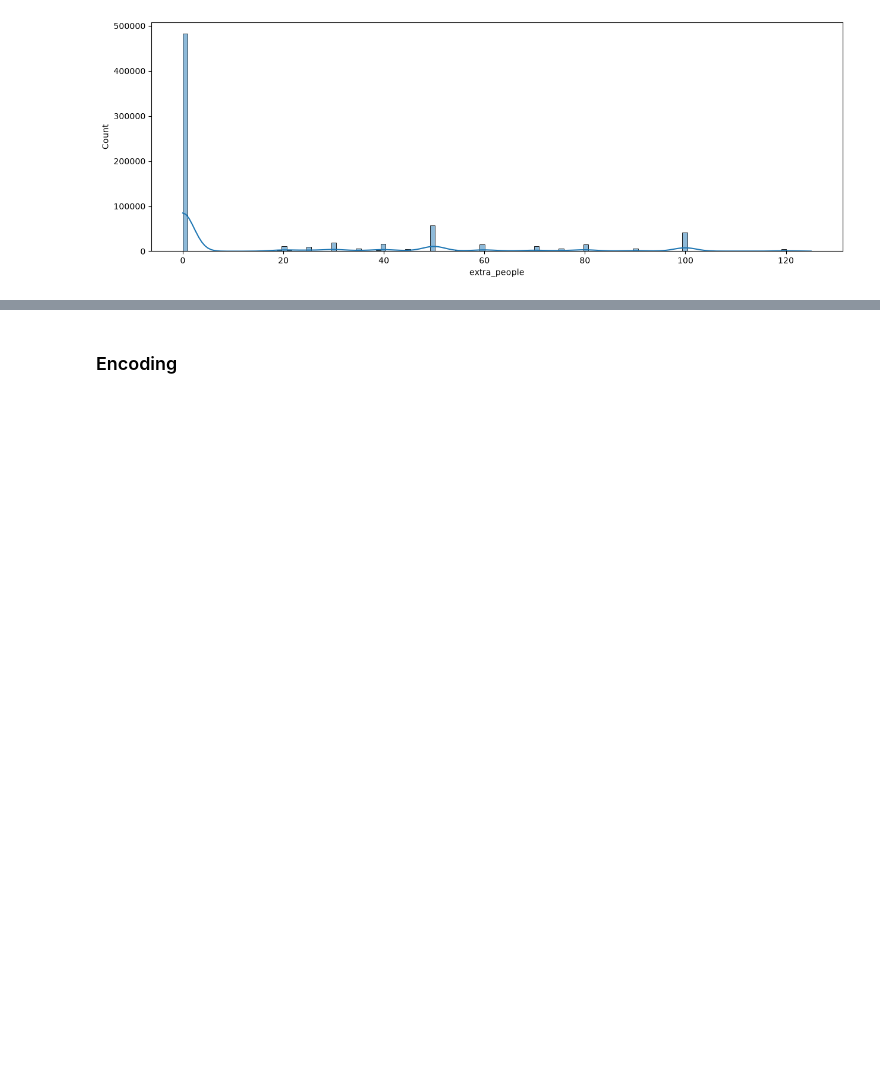
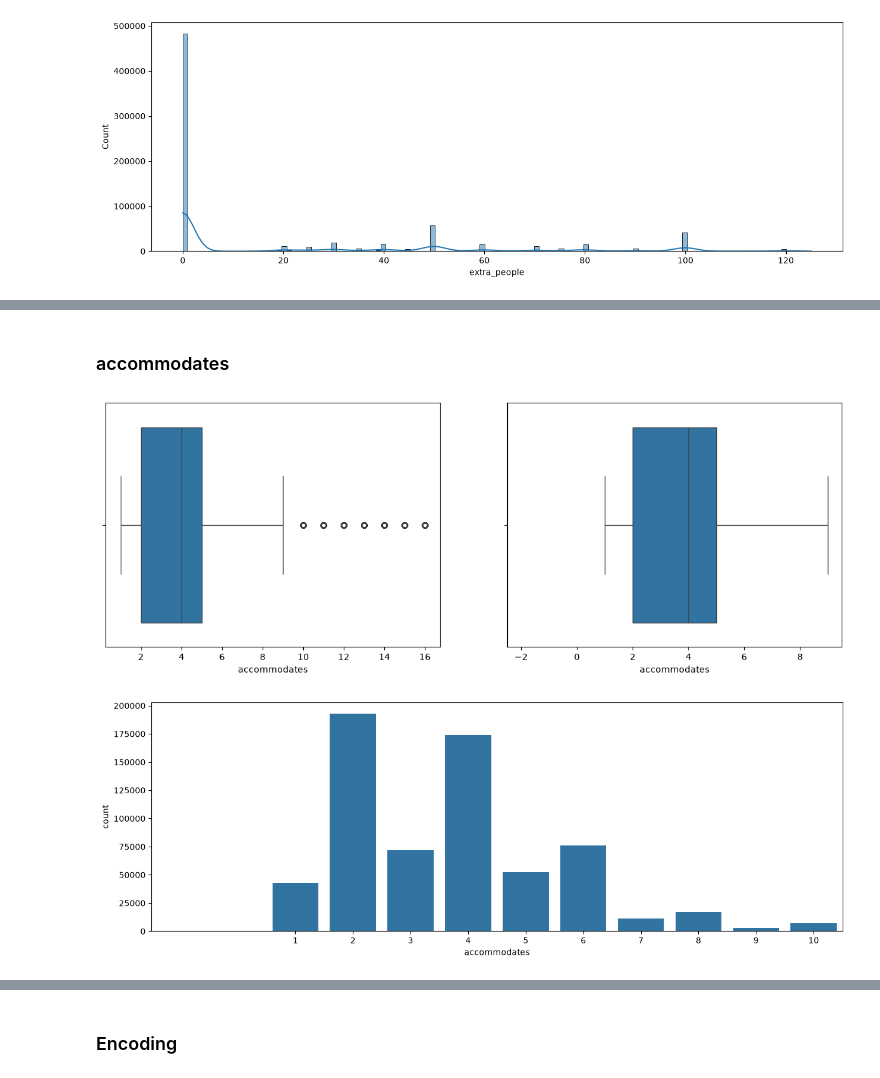
Before and after one commit to matheusgomes2020/An-lise-Airbnb-Rio, a Jupyter notebook: previsao_Airbnb_Rio.ipynb, the cells around one changed output, grey strips where cells are left out. Drawn from its saved outputs; the diff is of its cells as text; code cells hidden in the pictures; blank space fills up the shorter version.

```diff
--- a/previsao_Airbnb_Rio.ipynb
+++ b/previsao_Airbnb_Rio.ipynb
@@ -342,0 +358,8 @@ print(base_airbnb.shape)
+# %% [markdown]
+### accommodates
+# %%
+diagrama_caixa(base_airbnb['accommodates'])
+grafico_barra(base_airbnb['accommodates'])
+# %% [output]
+[figure, added]
+[figure, added]
```
Also changed, not shown: parts of 34 cells of this notebook.
